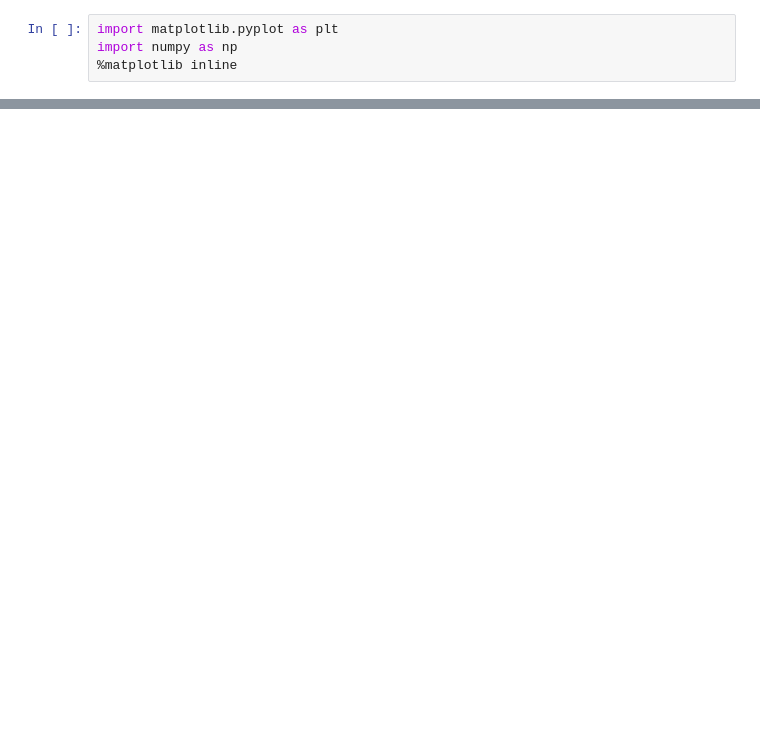
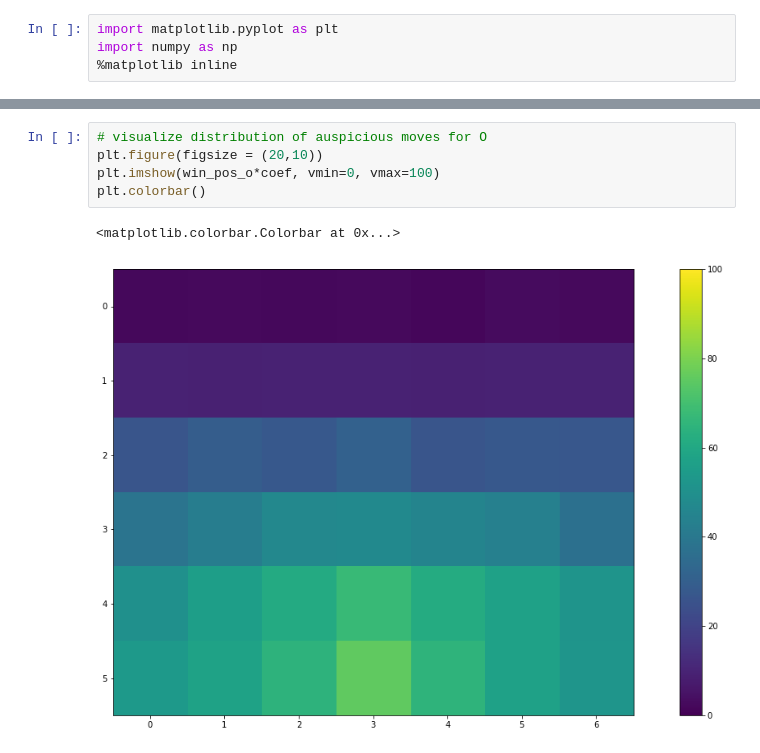
Before and after one commit to Vanik888/Game-AI, a Jupyter notebook: project_1/task1.3/Connect statistic.ipynb, the cells around one changed output, grey strips where cells are left out. Drawn from its saved outputs; the diff is of its cells as text; blank space fills up the shorter version.

```diff
--- a/project_1/task1.3/Connect statistic.ipynb
+++ b/project_1/task1.3/Connect statistic.ipynb
@@ -53,0 +78,8 @@ def run_random_game():
+# %%
+# visualize distribution of auspicious moves for O
+plt.figure(figsize = (20,10))
+plt.imshow(win_pos_o*coef, vmin=0, vmax=100)
+plt.colorbar()
+# %% [output]
+<matplotlib.colorbar.Colorbar at 0x...>
+[figure, added]
```
Also changed, not shown: parts of 11 cells of this notebook, 1 other file.
